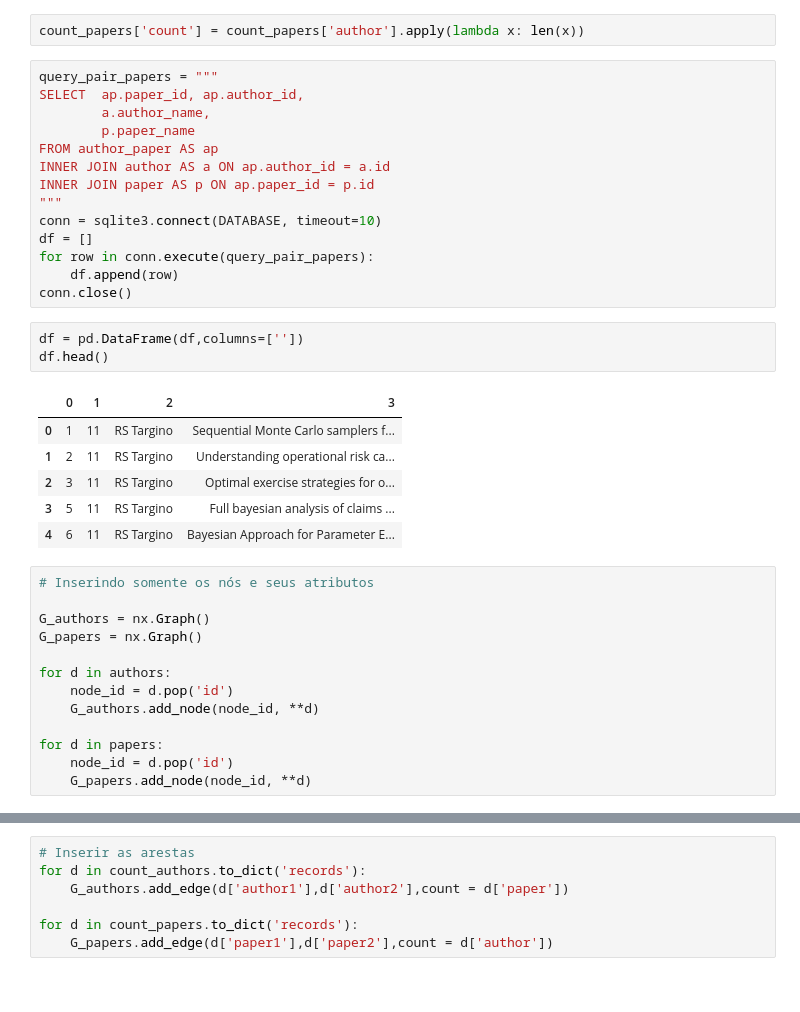
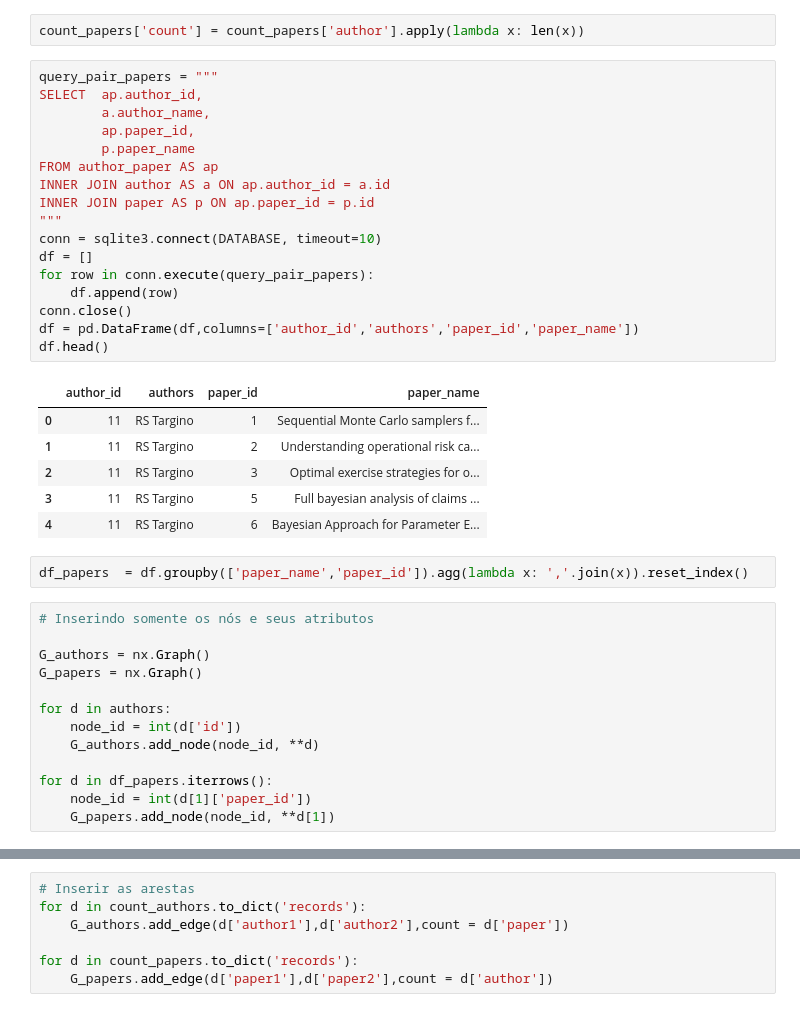
Before and after one commit to davibarreira/FDS-Homeworks, a Jupyter notebook: SandBox_Network.ipynb, the cells around one changed output, grey strips where cells are left out. Saved outputs shown, nothing was run; the diff lists cells and outputs as text.

```diff
--- a/SandBox_Network.ipynb
+++ b/SandBox_Network.ipynb
@@ -72,28 +72,30 @@ count_papers['author'] = count_papers['author'].apply(lambda x: x.split(','))
 count_papers['count'] = count_papers['author'].apply(lambda x: len(x))
 # %%
 query_pair_papers = """
-SELECT  ap.paper_id, ap.author_id,
+SELECT  ap.author_id,
         a.author_name,
+        ap.paper_id,
         p.paper_name
 FROM author_paper AS ap
 INNER JOIN author AS a ON ap.author_id = a.id
 INNER JOIN paper AS p ON ap.paper_id = p.id
 """
 conn = sqlite3.connect(DATABASE, timeout=10)
 df = []
 for row in conn.execute(query_pair_papers):
     df.append(row)
 conn.close()
+df = pd.DataFrame(df,columns=['author_id','authors','paper_id','paper_name'])
+df.head()
+# %% [output]
+|  | author_id | authors | paper_id | paper_name |
+| 0 | 11 | RS Targino | 1 | Sequential Monte Carlo samplers f... |
+| 1 | 11 | RS Targino | 2 | Understanding operational risk ca... |
+| 2 | 11 | RS Targino | 3 | Optimal exercise strategies for o... |
+| 3 | 11 | RS Targino | 5 | Full bayesian analysis of claims ... |
+| 4 | 11 | RS Targino | 6 | Bayesian Approach for Parameter E... |
-# %%
-df = pd.DataFrame(df,columns=[''])
-df.head()
-# %% [output]
-|  | 0 | 1 | 2 | 3 |
-| 0 | 1 | 11 | RS Targino | Sequential Monte Carlo samplers f... |
-| 1 | 2 | 11 | RS Targino | Understanding operational risk ca... |
-| 2 | 3 | 11 | RS Targino | Optimal exercise strategies for o... |
-| 3 | 5 | 11 | RS Targino | Full bayesian analysis of claims ... |
-| 4 | 6 | 11 | RS Targino | Bayesian Approach for Parameter E... |
+# %%
+df_papers  = df.groupby(['paper_name','paper_id']).agg(lambda x: ','.join(x)).reset_index()
 # %%
 # Inserindo somente os nós e seus atributos
 
@@ -101,12 +103,12 @@ G_authors = nx.Graph()
 G_papers = nx.Graph()
 
 for d in authors:
-    node_id = d.pop('id')
+    node_id = int(d['id'])
     G_authors.add_node(node_id, **d)
 
-for d in papers:
-    node_id = d.pop('id')
-    G_papers.add_node(node_id, **d)
+for d in df_papers.iterrows():
+    node_id = int(d[1]['paper_id'])
+    G_papers.add_node(node_id, **d[1])
 # %%
 plt.figure(figsize=(30,5))
 labels_author=dict((n,d['author_name']) for n,d in G_authors.nodes(data=True))
```
Also changed, not shown: parts of 12 cells of this notebook.
